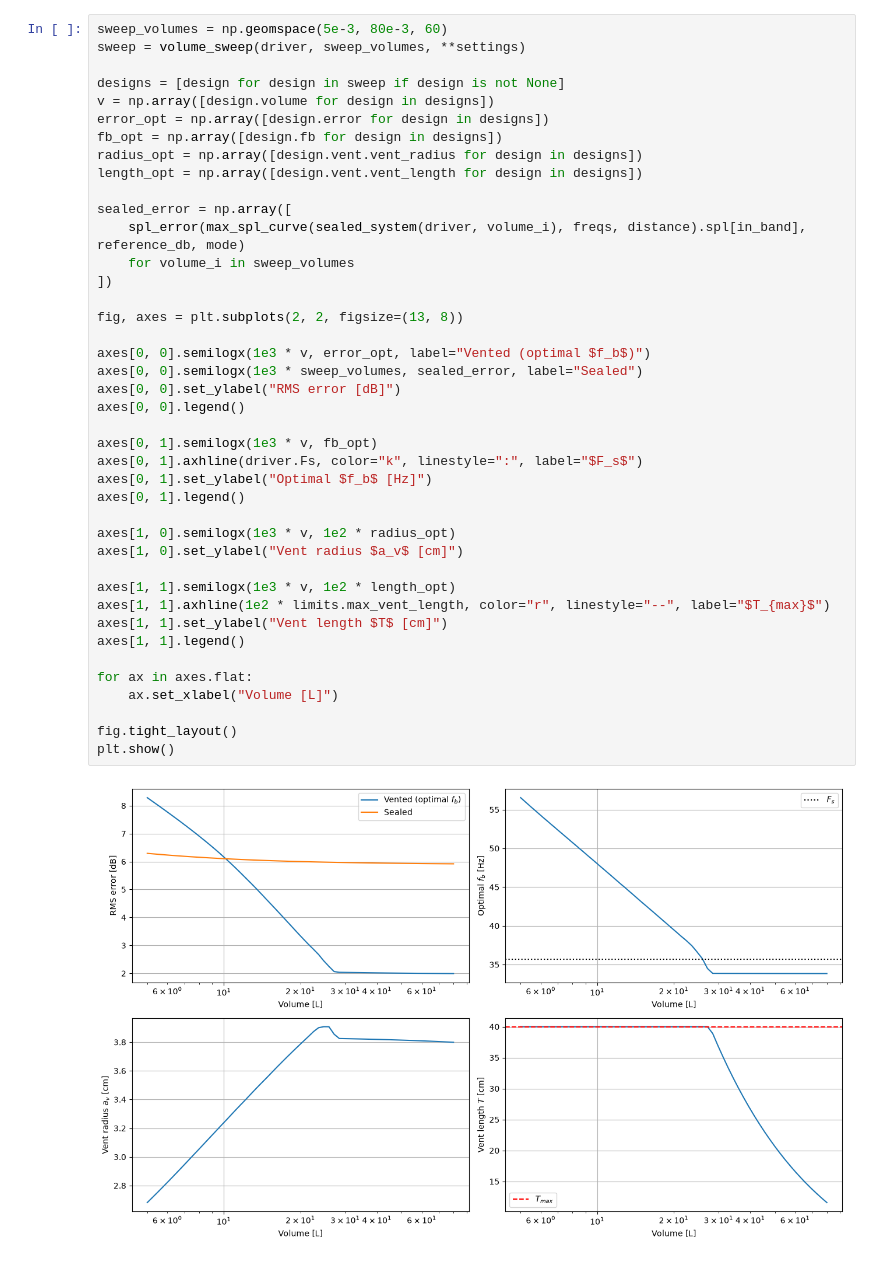
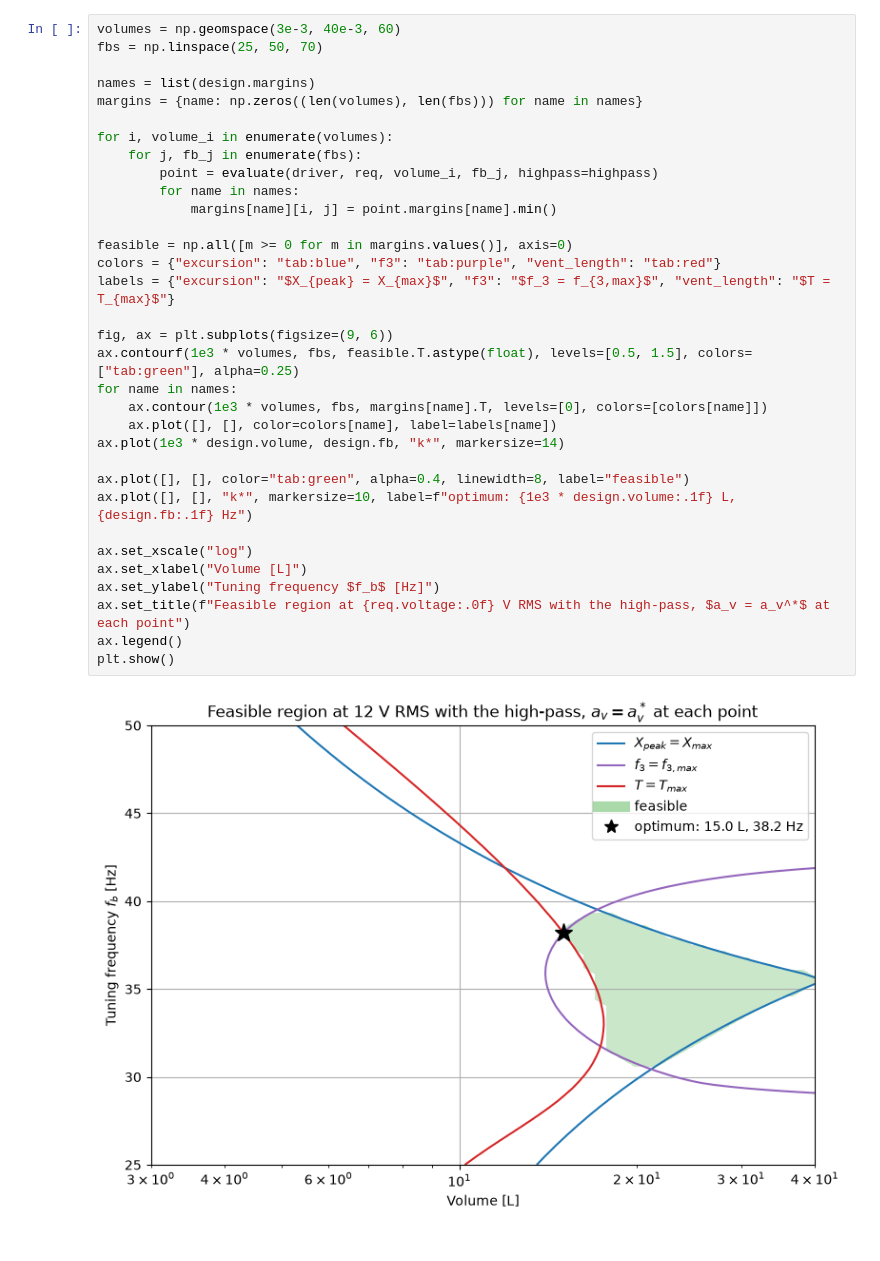
Before and after one commit to gfmmiranda/LoudspeakerModeling, a Jupyter notebook: notebooks/04_Vented_Box_Optimization.ipynb, the cells around one changed output. Drawn from its saved outputs; the diff is of its cells as text.

```diff
--- a/notebooks/04_Vented_Box_Optimization.ipynb
+++ b/notebooks/04_Vented_Box_Optimization.ipynb
@@ -198,44 +327,36 @@ For every volume, `best_tuning` scans $f_b$ on a coarse grid and refines the bes
 # %%
-sweep_volumes = np.geomspace(5e-3, 80e-3, 60)
-sweep = volume_sweep(driver, sweep_volumes, **settings)
+volumes = np.geomspace(3e-3, 40e-3, 60)
+fbs = np.linspace(25, 50, 70)
 
-designs = [design for design in sweep if design is not None]
-v = np.array([design.volume for design in designs])
-error_opt = np.array([design.error for design in designs])
-fb_opt = np.array([design.fb for design in designs])
-radius_opt = np.array([design.vent.vent_radius for design in designs])
-length_opt = np.array([design.vent.vent_length for design in designs])
+names = list(design.margins)
+margins = {name: np.zeros((len(volumes), len(fbs))) for name in names}
 
-sealed_error = np.array([
-    spl_error(max_spl_curve(sealed_system(driver, volume_i), freqs, distance).spl[in_band], reference_db, mode)
-    for volume_i in sweep_volumes
-])
+for i, volume_i in enumerate(volumes):
+    for j, fb_j in enumerate(fbs):
+        point = evaluate(driver, req, volume_i, fb_j, highpass=highpass)
+        for name in names:
+            margins[name][i, j] = point.margins[name].min()
 
-fig, axes = plt.subplots(2, 2, figsize=(13, 8))
+feasible = np.all([m >= 0 for m in margins.values()], axis=0)
+colors = {"excursion": "tab:blue", "f3": "tab:purple", "vent_length": "tab:red"}
+labels = {"excursion": "$X_{peak} = X_{max}$", "f3": "$f_3 = f_{3,max}$", "vent_length": "$T = T_{max}$"}
 
-axes[0, 0].semilogx(1e3 * v, error_opt, label="Vented (optimal $f_b$)")
-axes[0, 0].semilogx(1e3 * sweep_volumes, sealed_error, label="Sealed")
-axes[0, 0].set_ylabel("RMS error [dB]")
-axes[0, 0].legend()
+fig, ax = plt.subplots(figsize=(9, 6))
+ax.contourf(1e3 * volumes, fbs, feasible.T.astype(float), levels=[0.5, 1.5], colors=["tab:green"], alpha=0.25)
+for name in names:
+    ax.contour(1e3 * volumes, fbs, margins[name].T, levels=[0], colors=[colors[name]])
+    ax.plot([], [], color=colors[name], label=labels[name])
+ax.plot(1e3 * design.volume, design.fb, "k*", markersize=14)
 
-axes[0, 1].semilogx(1e3 * v, fb_opt)
-axes[0, 1].axhline(driver.Fs, color="k", linestyle=":", label="$F_s$")
-axes[0, 1].set_ylabel("Optimal $f_b$ [Hz]")
-axes[0, 1].legend()
+ax.plot([], [], color="tab:green", alpha=0.4, linewidth=8, label="feasible")
+ax.plot([], [], "k*", markersize=10, label=f"optimum: {1e3 * design.volume:.1f} L, {design.fb:.1f} Hz")
 
-axes[1, 0].semilogx(1e3 * v, 1e2 * radius_opt)
-axes[1, 0].set_ylabel("Vent radius $a_v$ [cm]")
-
-axes[1, 1].semilogx(1e3 * v, 1e2 * length_opt)
-axes[1, 1].axhline(1e2 * limits.max_vent_length, color="r", linestyle="--", label="$T_{max}$")
-axes[1, 1].set_ylabel("Vent length $T$ [cm]")
-axes[1, 1].legend()
-
-for ax in axes.flat:
-    ax.set_xlabel("Volume [L]")
-
-fig.tight_layout()
+ax.set_xscale("log")
+ax.set_xlabel("Volume [L]")
+ax.set_ylabel("Tuning frequency $f_b$ [Hz]")
+ax.set_title(f"Feasible region at {req.voltage:.0f} V RMS with the high-pass, $a_v = a_v^*$ at each point")
+ax.legend()
 plt.show()
 # %% [output]
-[figure, old version]
+[figure, new version]
 # %% [markdown]
```
Also changed, not shown: parts of 26 cells of this notebook, 9 other files.
